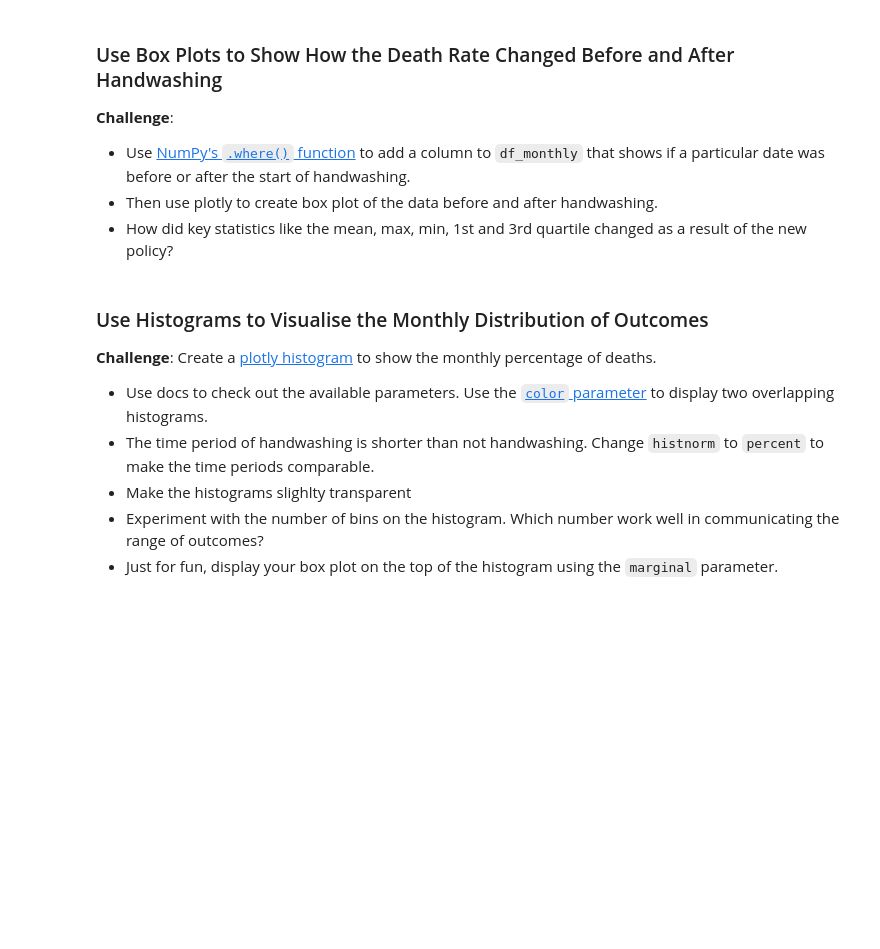
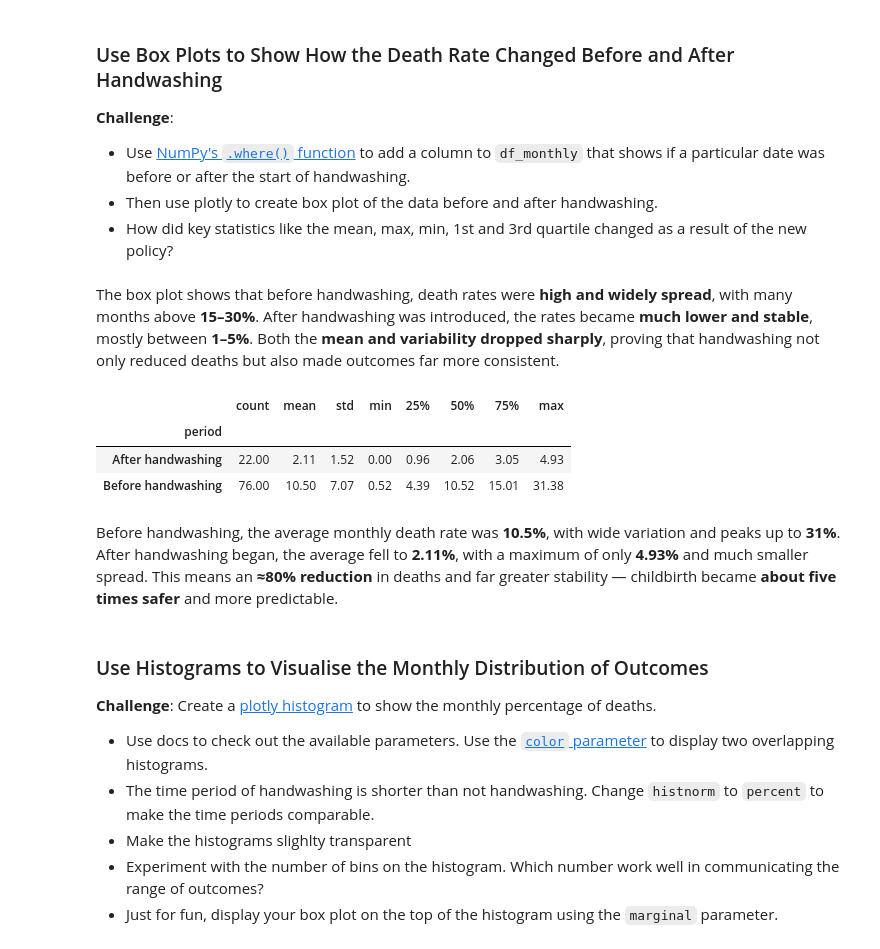
Before and after one commit to heyliceeee/Dr-Semmelweis-Analyse, a Jupyter notebook: Dr_Semmelweis_Handwashing_Discovery.ipynb, the cells around one changed output. Drawn from its saved outputs; the diff is of its cells as text; code cells hidden in the pictures; blank space fills up the shorter version.

```diff
--- a/Dr_Semmelweis_Handwashing_Discovery.ipynb
+++ b/Dr_Semmelweis_Handwashing_Discovery.ipynb
@@ -427,6 +503,46 @@ This means the early months of 1841 simply **don’t have enough previous data**
 * Use [NumPy's `.where()` function](https://numpy.org/doc/stable/reference/generated/numpy.where.html) to add a column to `df_monthly` that shows if a particular date was before or after the start of handwashing.
 * Then use plotly to create box plot of the data before and after handwashing.
 * How did key statistics like the mean, max, min, 1st and 3rd quartile changed as a result of the new policy?
+# %%
+handwashing_start = pd.to_datetime("1847-06-01")
+
+df_monthly["period"] = np.where(
+    df_monthly["date"] < handwashing_start,
+    "Before handwashing",
+    "After handwashing"
+)
+
+fig = px.box(
+    df_monthly,
+    x="period",
+    y="pct_deaths",
+    color="period",
+    title="Monthly Death Rate Before and After Handwashing",
+    points="all"
+)
+
+fig.update_layout(
+    yaxis_title="Monthly Death Rate (%)",
+    xaxis_title="Period",
+    template="plotly_white"
+)
+
+fig.show()
+# %% [markdown]
+The box plot shows that before handwashing, death rates were **high and widely spread**, with many months above **15–30%**.
+After handwashing was introduced, the rates became **much lower and stable**, mostly between **1–5%**.
+Both the **mean and variability dropped sharply**, proving that handwashing not only reduced deaths but also made outcomes far more consistent.
+# %%
+df_monthly.groupby("period")["pct_deaths"].describe()
+# %% [output]
+|  | count | mean | std | min | 25% | 50% | 75% | max |
+| period |  |  |  |  |  |  |  |  |
+| After handwashing | 22.00 | 2.11 | 1.52 | 0.00 | 0.96 | 2.06 | 3.05 | 4.93 |
+| Before handwashing | 76.00 | 10.50 | 7.07 | 0.52 | 4.39 | 10.52 | 15.01 | 31.38 |
+# %% [markdown]
+Before handwashing, the average monthly death rate was **10.5%**, with wide variation and peaks up to **31%**.
+After handwashing began, the average fell to **2.11%**, with a maximum of only **4.93%** and much smaller spread.
+This means an **≈80% reduction** in deaths and far greater stability — childbirth became **about five times safer** and more predictable.
 # %% [markdown]
 ### Use Histograms to Visualise the Monthly Distribution of Outcomes
 
```
Also changed, not shown: parts of 15 cells of this notebook.
